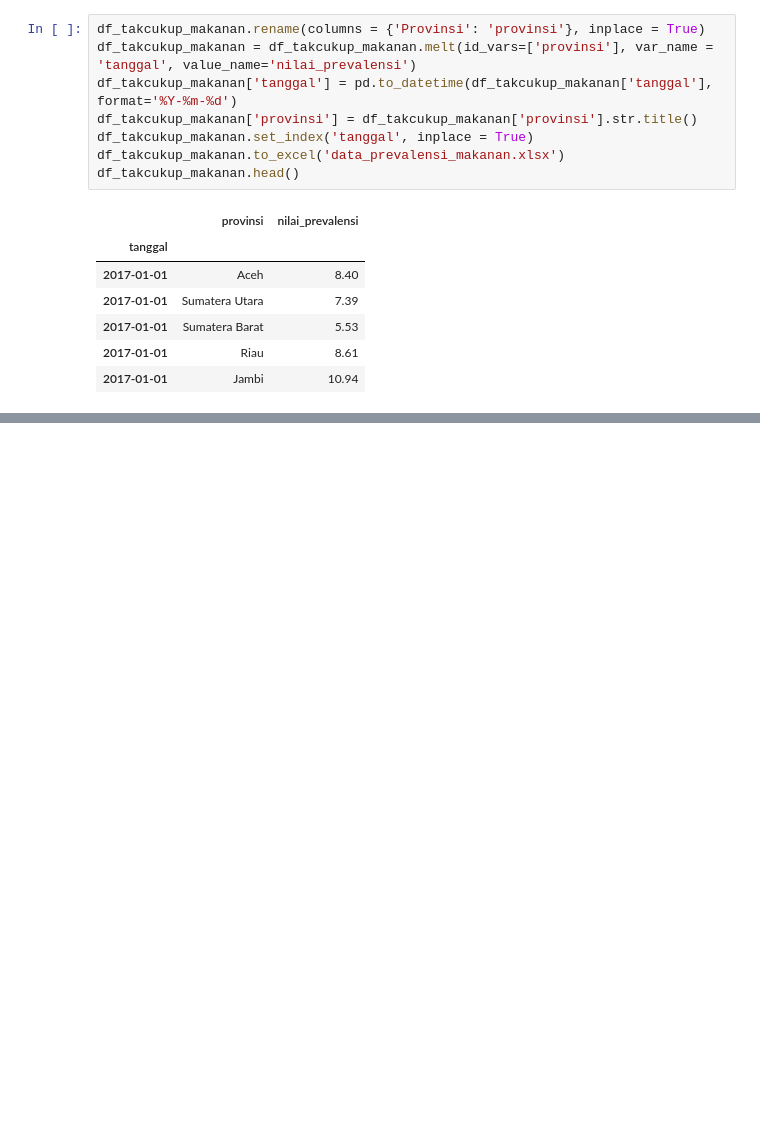
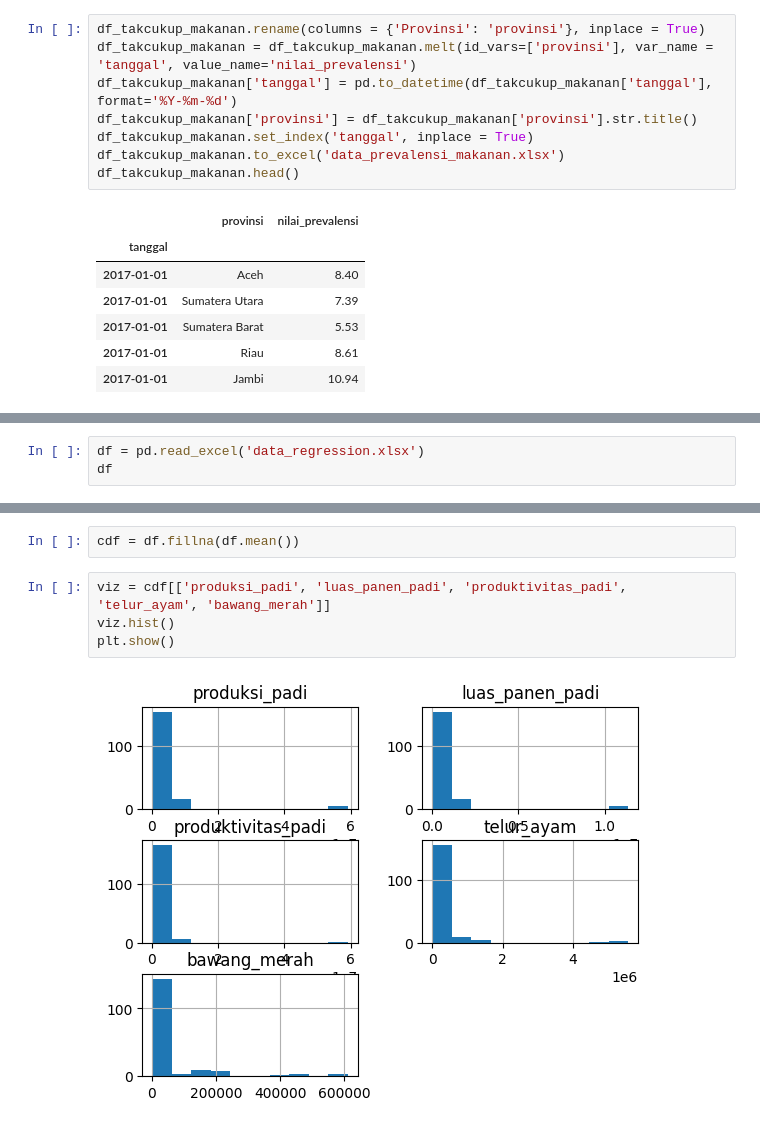
Before and after one commit to pakkaem/hunger-fighter_big-data-binus, a Jupyter notebook: main.ipynb, the cells around one changed output, grey strips where cells are left out. Drawn from its saved outputs; the diff is of its cells as text; blank space fills up the shorter version.

```diff
--- a/main.ipynb
+++ b/main.ipynb
@@ -458,0 +606,3 @@ df_takcukup_makanan.head()
+# %%
+df = pd.read_excel('data_regression.xlsx')
+df
@@ -458,0 +640,8 @@ df_takcukup_makanan.head()
+# %%
+cdf = df.fillna(df.mean())
+# %%
+viz = cdf[['produksi_padi', 'luas_panen_padi', 'produktivitas_padi', 'telur_ayam', 'bawang_merah']]
+viz.hist()
+plt.show()
+# %% [output]
+[figure, added]
```
Also changed, not shown: parts of 26 cells of this notebook, 8 other files.
